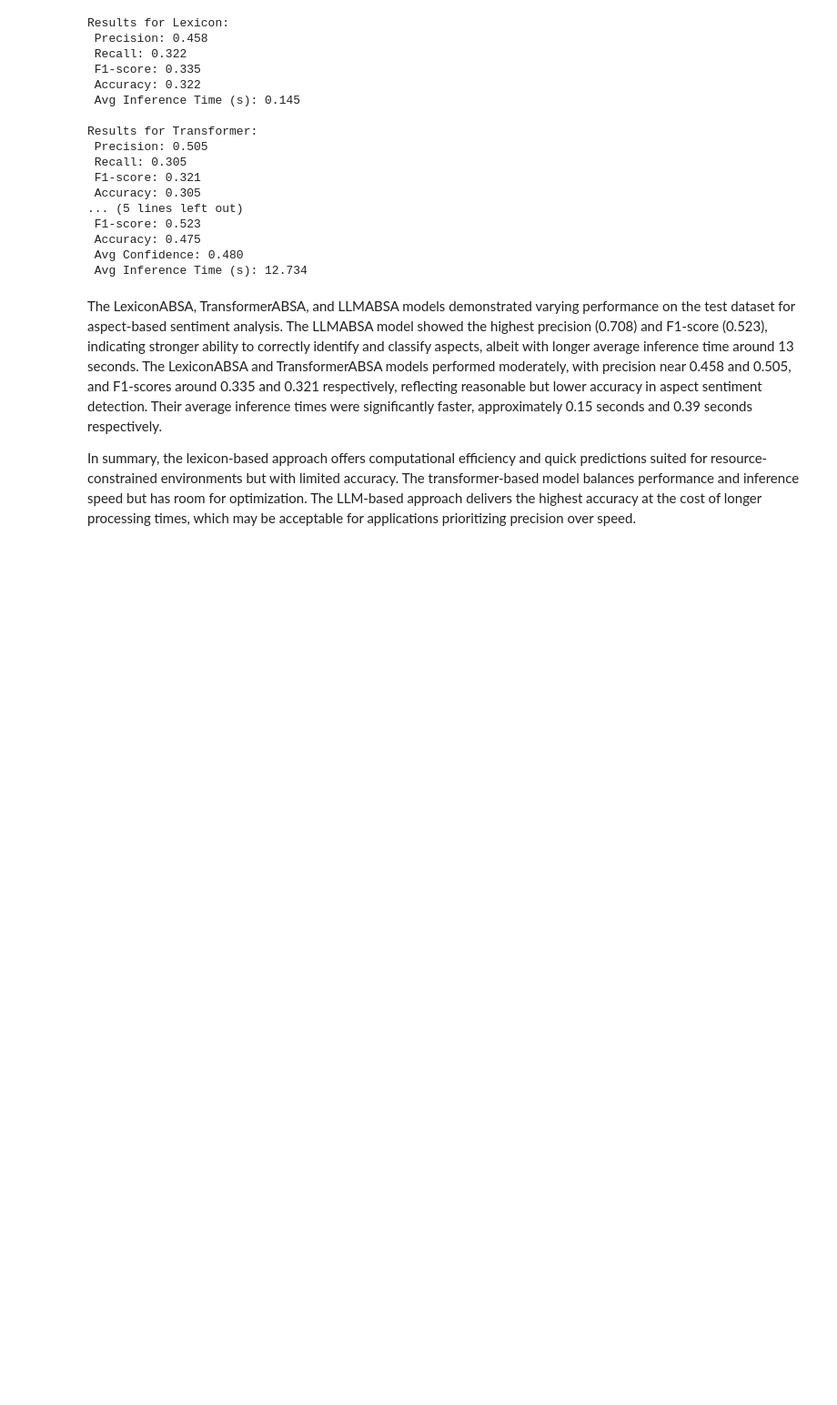
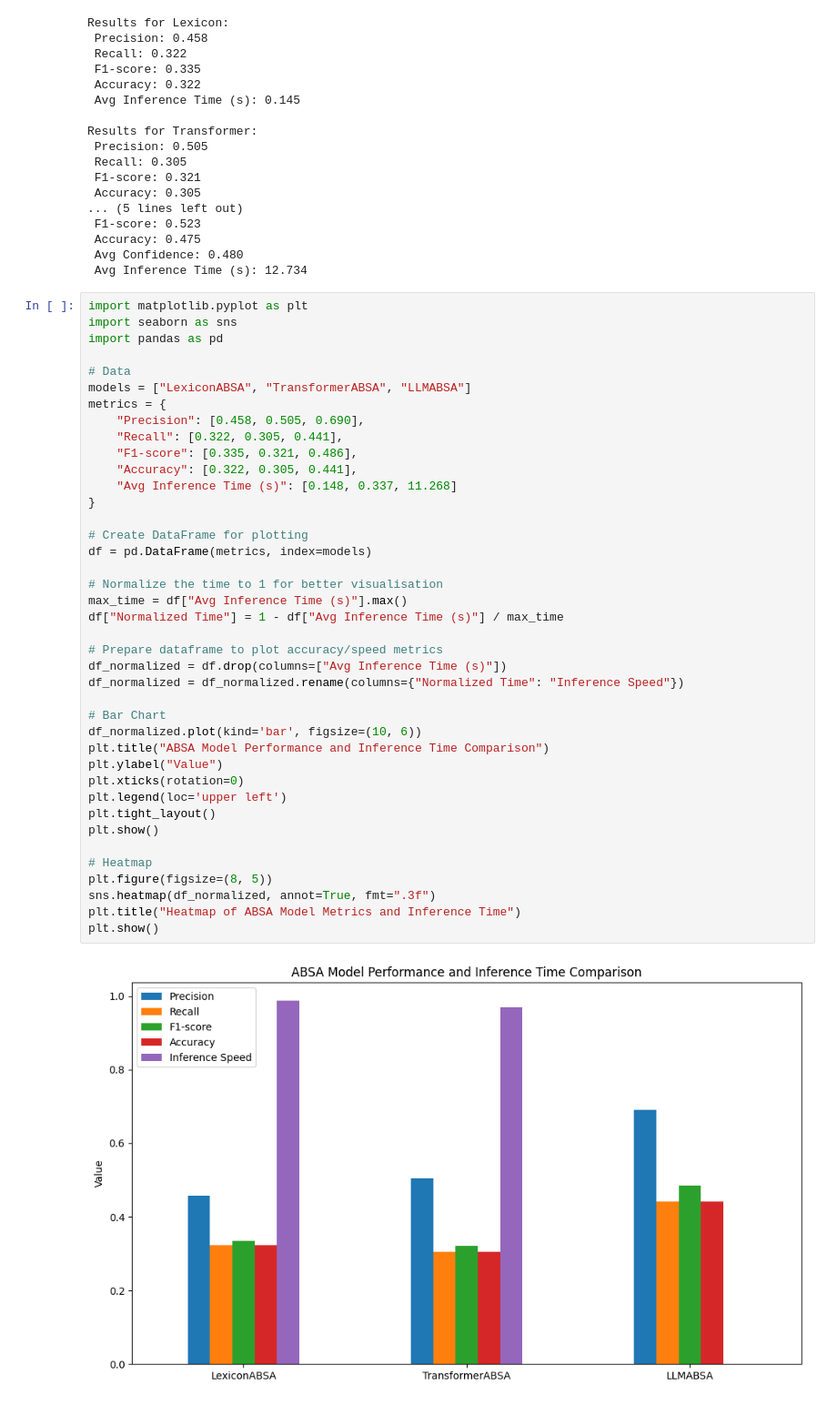
Before and after one commit to lizakolosova/ABSA-project, a Jupyter notebook: notebooks/comparison.ipynb, the cells around one changed output. Shown at 91% size. Cells and saved outputs as stored; diff of their text form; blank space fills up the shorter version.

Commit message:
added a graph and heat map for models comparison

```diff
--- a/notebooks/comparison.ipynb
+++ b/notebooks/comparison.ipynb
@@ -144,7 +144,45 @@ Results for Transformer:
  Accuracy: 0.475
  Avg Confidence: 0.480
  Avg Inference Time (s): 12.734
-# %% [markdown]
-The LexiconABSA, TransformerABSA, and LLMABSA models demonstrated varying performance on the test dataset for aspect-based sentiment analysis. The LLMABSA model showed the highest precision (0.708) and F1-score (0.523), indicating stronger ability to correctly identify and classify aspects, albeit with longer average inference time around 13 seconds. The LexiconABSA and TransformerABSA models performed moderately, with precision near 0.458 and 0.505, and F1-scores around 0.335 and 0.321 respectively, reflecting reasonable but lower accuracy in aspect sentiment detection. Their average inference times were significantly faster, approximately 0.15 seconds and 0.39 seconds respectively.
-
-In summary, the lexicon-based approach offers computational efficiency and quick predictions suited for resource-constrained environments but with limited accuracy. The transformer-based model balances performance and inference speed but has room for optimization. The LLM-based approach delivers the highest accuracy at the cost of longer processing times, which may be acceptable for applications prioritizing precision over speed.
+# %%
+import matplotlib.pyplot as plt
+import seaborn as sns
+import pandas as pd
+
+# Data
+models = ["LexiconABSA", "TransformerABSA", "LLMABSA"]
+metrics = {
+    "Precision": [0.458, 0.505, 0.690],
+    "Recall": [0.322, 0.305, 0.441],
+    "F1-score": [0.335, 0.321, 0.486],
+    "Accuracy": [0.322, 0.305, 0.441],
+    "Avg Inference Time (s)": [0.148, 0.337, 11.268]
+}
+
+# Create DataFrame for plotting
+df = pd.DataFrame(metrics, index=models)
+
+# Normalize the time to 1 for better visualisation
+max_time = df["Avg Inference Time (s)"].max()
+df["Normalized Time"] = 1 - df["Avg Inference Time (s)"] / max_time
+
+# Prepare dataframe to plot accuracy/speed metrics
+df_normalized = df.drop(columns=["Avg Inference Time (s)"])
+df_normalized = df_normalized.rename(columns={"Normalized Time": "Inference Speed"})
+
+# Bar Chart
+df_normalized.plot(kind='bar', figsize=(10, 6))
+plt.title("ABSA Model Performance and Inference Time Comparison")
+plt.ylabel("Value")
+plt.xticks(rotation=0)
+plt.legend(loc='upper left')
+plt.tight_layout()
+plt.show()
+
+# Heatmap
+plt.figure(figsize=(8, 5))
+sns.heatmap(df_normalized, annot=True, fmt=".3f")
+plt.title("Heatmap of ABSA Model Metrics and Inference Time")
+plt.show()
+# %% [output]
+[figure, added]
```
Also changed, not shown: parts of 2 cells of this notebook.
